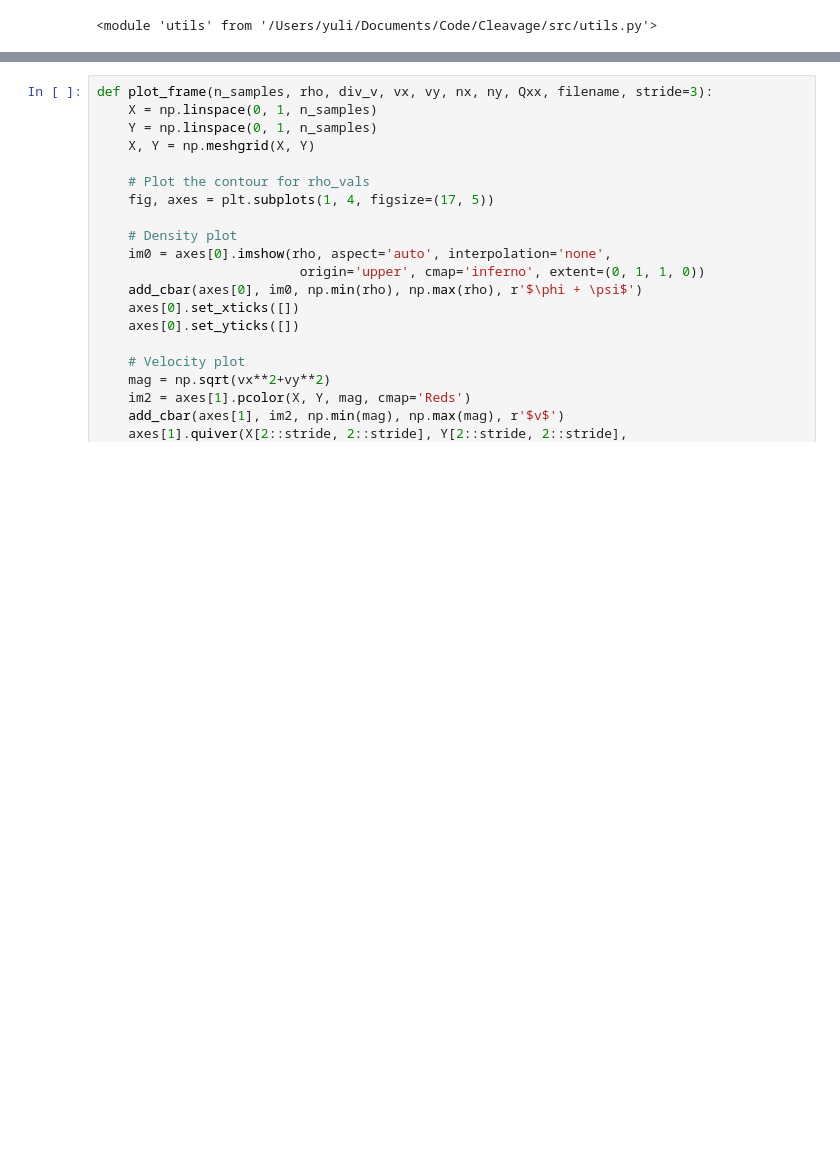
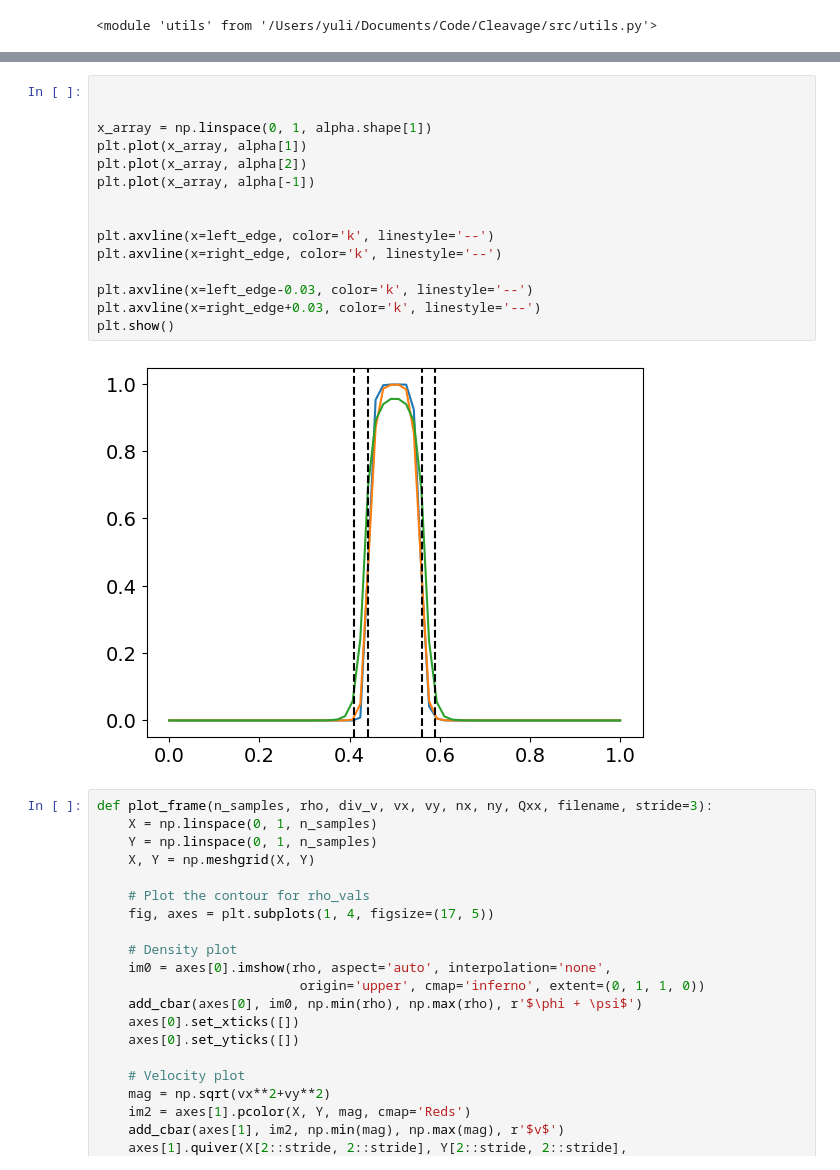
Before and after one commit to Irene-Li/Zebrafish_cleavage, a Jupyter notebook: notebooks/double_actin_gel.ipynb, the cells around one changed output, grey strips where cells are left out. Cells and saved outputs as stored; diff of their text form; blank space fills up the shorter version.

```diff
--- a/notebooks/double_actin_gel.ipynb
+++ b/notebooks/double_actin_gel.ipynb
@@ -122,3 +126,20 @@ plt.show()
+# %%
+
+
+x_array = np.linspace(0, 1, alpha.shape[1])
+plt.plot(x_array, alpha[1])
+plt.plot(x_array, alpha[2])
+plt.plot(x_array, alpha[-1])
+
+
+plt.axvline(x=left_edge, color='k', linestyle='--')
+plt.axvline(x=right_edge, color='k', linestyle='--')
+
+plt.axvline(x=left_edge-0.03, color='k', linestyle='--')
+plt.axvline(x=right_edge+0.03, color='k', linestyle='--')
+plt.show()
+# %% [output]
+[figure, added]
 # %%
 def plot_frame(n_samples, rho, div_v, vx, vy, nx, ny, Qxx, filename, stride=3):
     X = np.linspace(0, 1, n_samples)
```
Also changed, not shown: parts of 3 cells of this notebook, 5 other files.
